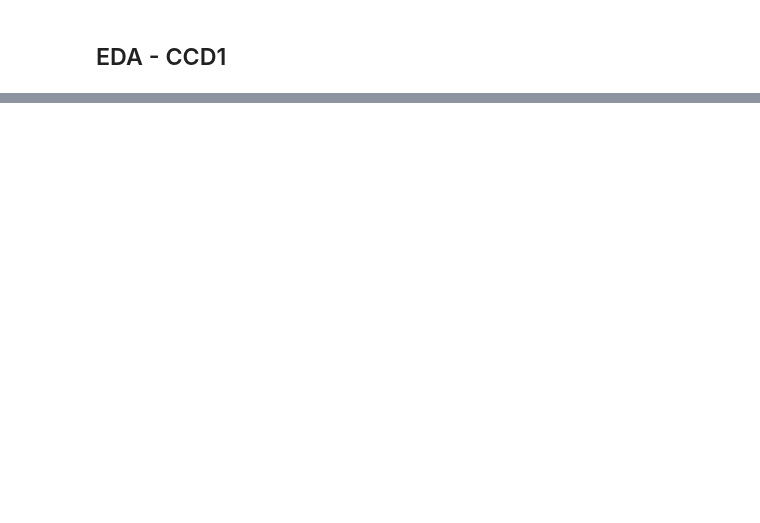
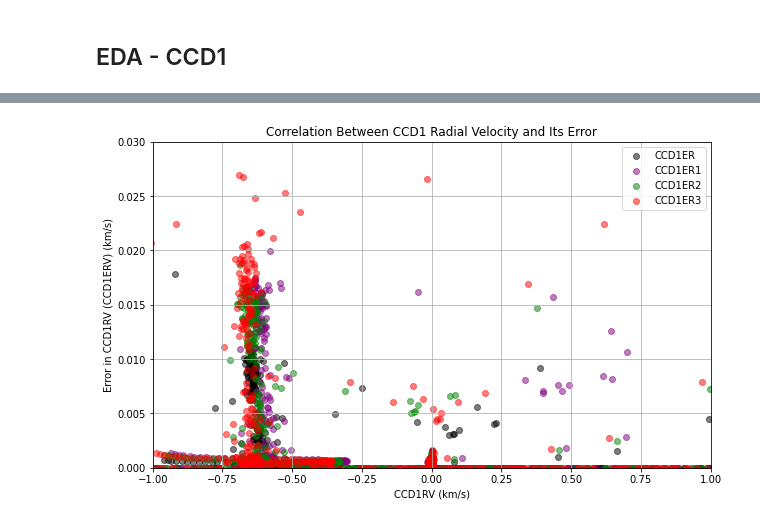
Before and after one commit to howardisaacson/KPF_data_science_sp2025, a Jupyter notebook: jspencermorris/notebooks/jsm_eda_01.ipynb, the cells around one changed output, grey strips where cells are left out. Cells and saved outputs as stored; diff of their text form; code cells hidden in the pictures; blank space fills up the shorter version.

```diff
--- a/jspencermorris/notebooks/jsm_eda_01.ipynb
+++ b/jspencermorris/notebooks/jsm_eda_01.ipynb
@@ -50,0 +69,20 @@ def jsm_kpf_query(jsm_query):
+# %%
+# define a function to Scatter plot to explore the correlation between CCD1RV and its error CCD1ERV
+
+def plot_rv_error_scatter_by_fiber(df, xmin, xmax, ymin, ymax):
+
+    plt.figure(figsize=(10, 6))
+    plt.scatter(df['CCD1RV'], df['CCD1ERV'], color='black', label='CCD1ER', alpha=0.5)
+    plt.scatter(df['CCD1RV1'], df['CCD1ERV1'], color='purple', label='CCD1ER1', alpha=0.5)
+    plt.scatter(df['CCD1RV2'], df['CCD1ERV2'], color='green', label='CCD1ER2', alpha=0.5)
+    plt.scatter(df['CCD1RV3'], df['CCD1ERV3'], color='red', label='CCD1ER3', alpha=0.5)
+
+    plt.xlim(xmin, xmax)
+    plt.ylim(ymin, ymax)
+
+    plt.xlabel('CCD1RV (km/s)')
+    plt.ylabel('Error in CCD1RV (CCD1ERV) (km/s)')
+    plt.title('Correlation Between CCD1 Radial Velocity and Its Error')
+    plt.legend()
+    plt.grid(True)
+    plt.show()
@@ -231,0 +419,9 @@ plt.show()
+# %%
+# Scatter plot to explore the correlation between CCD1RV and its error CCD1ERV
+
+plot_rv_error_scatter_by_fiber(df_01b, xmin=-1, xmax=1, ymin=0, ymax=0.03)
+
+# observations
+# there is some clustering in the error
+# %% [output]
+[figure, added]
```
Also changed, not shown: parts of 24 cells of this notebook.
